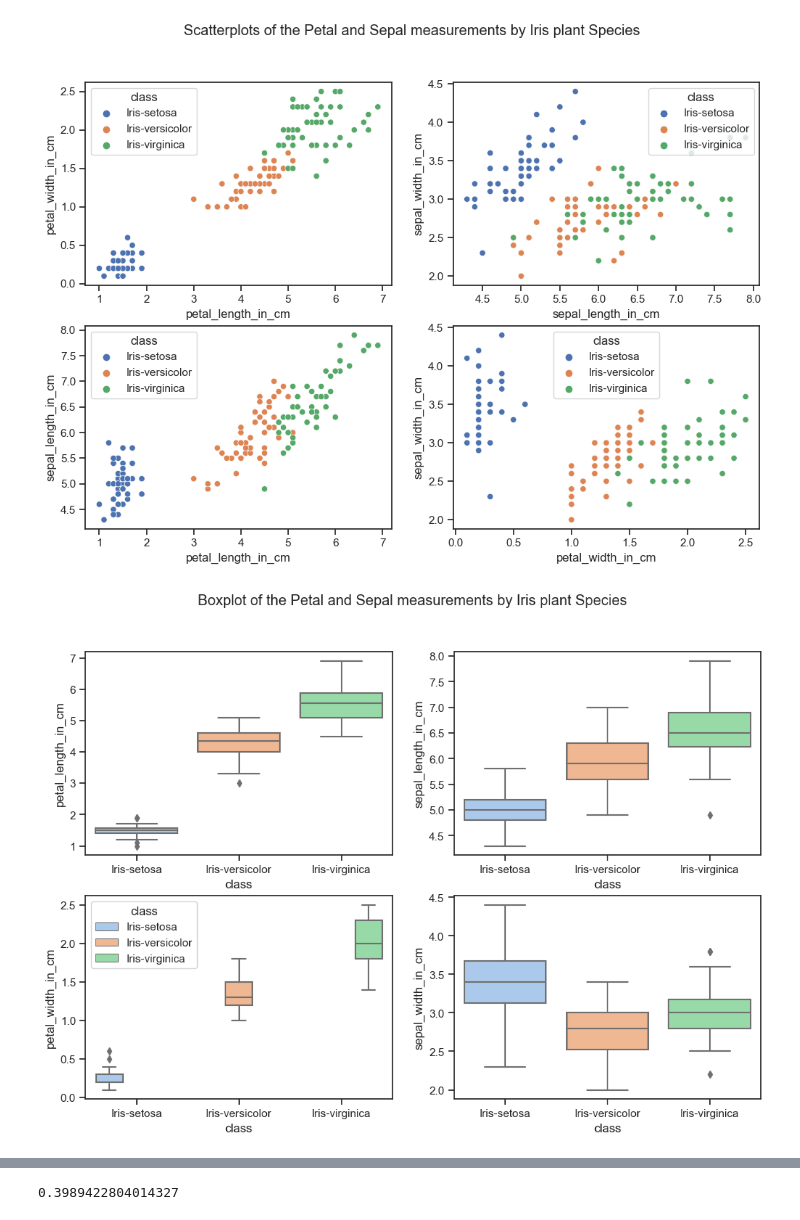
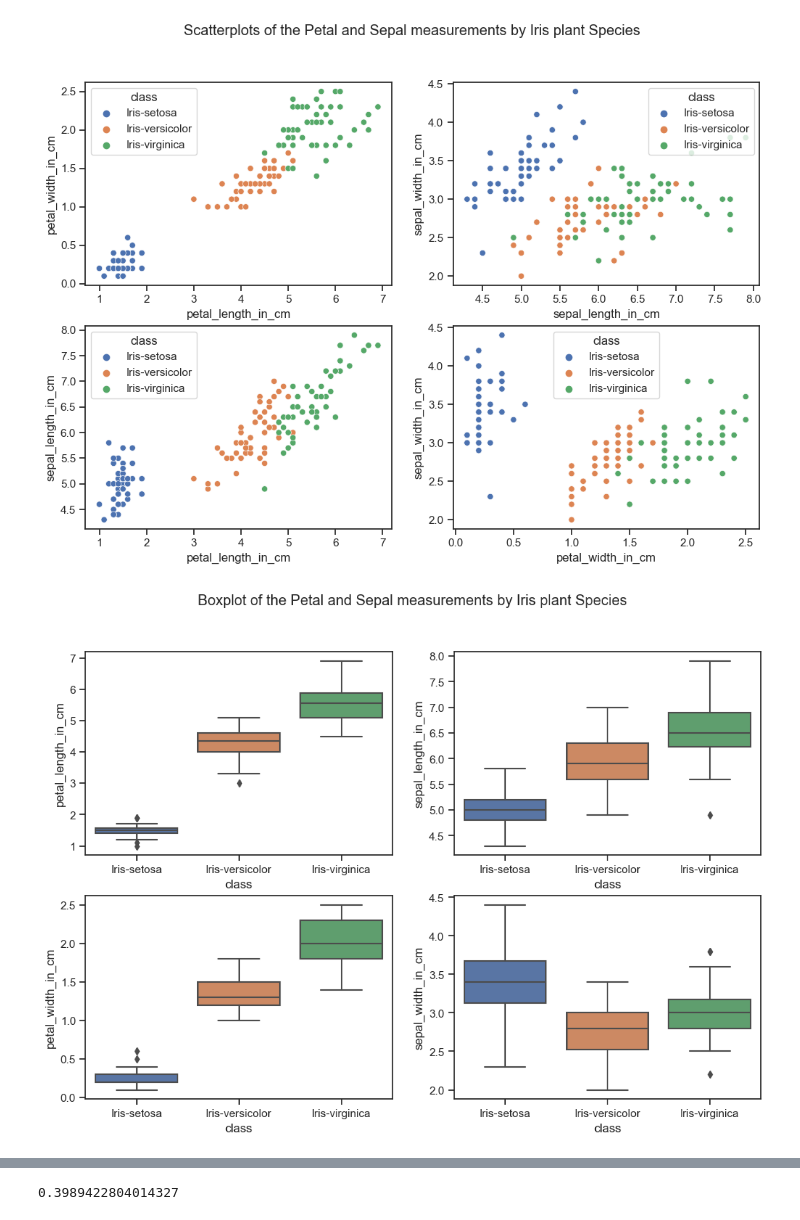
Before and after one commit to emma2d/Fundamentals_of_DA, a Jupyter notebook: project.ipynb, the cells around one changed output, grey strips where cells are left out. Drawn from its saved outputs; the diff is of its cells as text; code cells hidden in the pictures.

```diff
--- a/project.ipynb
+++ b/project.ipynb
@@ -134,14 +146,14 @@ plt.show()
 # %% [output]
 [figure]
 # %%
-sns.set(style="ticks", palette="pastel")
+sns.set(style="ticks", palette="deep")
 f, axes = plt.subplots(2, 2, sharey=False, figsize=(12, 8))
 
 sns.boxplot(x= "class", y= "sepal_length_in_cm", data=iris_data, ax=axes[0,1])
 sns.boxplot(x= "class", y= "sepal_width_in_cm", data=iris_data, ax=axes[1,1])
 sns.boxplot(x= "class", y= "petal_length_in_cm", data=iris_data, ax=axes[0,0])
-sns.boxplot(x= "class", y= "petal_width_in_cm", hue = "class", data=iris_data, ax=axes[1,0])
+sns.boxplot(x= "class", y= "petal_width_in_cm", data=iris_data, ax=axes[1,0])
 f.suptitle("Boxplot of the Petal and Sepal measurements by Iris plant Species")
 plt.show()
 # %% [output]
-[figure, old version]
+[figure, new version]
```
Also changed, not shown: parts of 22 cells of this notebook.
